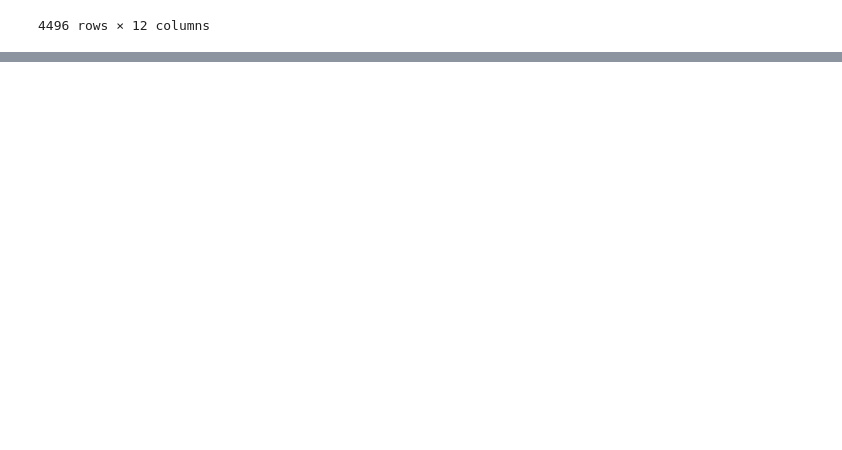
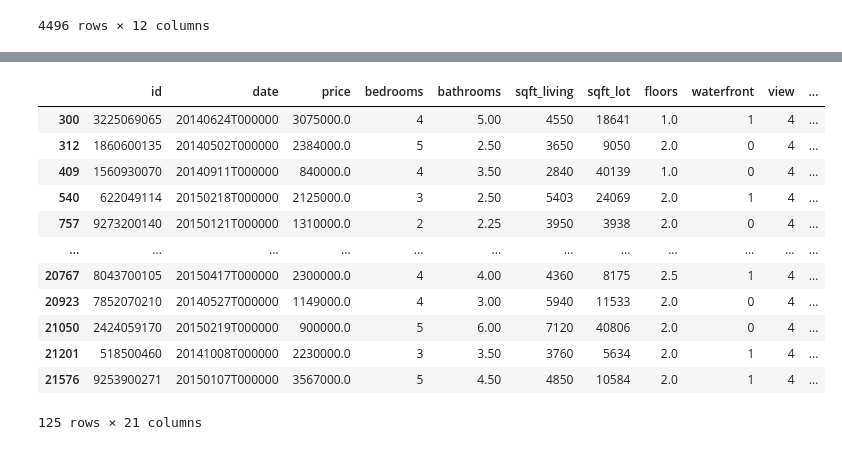
Before and after one commit to farhanaqaei/DataAnalysis, a Jupyter notebook: 6_Filtering/LearningBook.ipynb, the cells around one changed output, grey strips where cells are left out. Cells and saved outputs as stored; diff of their text form; code cells hidden in the pictures; blank space fills up the shorter version.

```diff
--- a/6_Filtering/LearningBook.ipynb
+++ b/6_Filtering/LearningBook.ipynb
@@ -211,0 +248,16 @@ netflix[mature]
+# %%
+houses[(houses.view == 4) & (houses.grade >= 10)]
+# %% [output]
+|  | id | date | price | bedrooms | bathrooms | sqft_living | sqft_lot | floors | waterfront | view | ... |
+| 300 | 3225069065 | 20140624T000000 | 3075000.0 | 4 | 5.00 | 4550 | 18641 | 1.0 | 1 | 4 | ... |
+| 312 | 1860600135 | 20140502T000000 | 2384000.0 | 5 | 2.50 | 3650 | 9050 | 2.0 | 0 | 4 | ... |
+| 409 | 1560930070 | 20140911T000000 | 840000.0 | 4 | 3.50 | 2840 | 40139 | 1.0 | 0 | 4 | ... |
+| 540 | 622049114 | 20150218T000000 | 2125000.0 | 3 | 2.50 | 5403 | 24069 | 2.0 | 1 | 4 | ... |
+| 757 | 9273200140 | 20150121T000000 | 1310000.0 | 2 | 2.25 | 3950 | 3938 | 2.0 | 0 | 4 | ... |
+| ... | ... | ... | ... | ... | ... | ... | ... | ... | ... | ... | ... |
+| 20767 | 8043700105 | 20150417T000000 | 2300000.0 | 4 | 4.00 | 4360 | 8175 | 2.5 | 1 | 4 | ... |
+| 20923 | 7852070210 | 20140527T000000 | 1149000.0 | 4 | 3.00 | 5940 | 11533 | 2.0 | 0 | 4 | ... |
+| 21050 | 2424059170 | 20150219T000000 | 900000.0 | 5 | 6.00 | 7120 | 40806 | 2.0 | 0 | 4 | ... |
+| 21201 | 518500460 | 20141008T000000 | 2230000.0 | 3 | 3.50 | 3760 | 5634 | 2.0 | 1 | 4 | ... |
+| 21576 | 9253900271 | 20150107T000000 | 3567000.0 | 5 | 4.50 | 4850 | 10584 | 2.0 | 1 | 4 | ... |
+125 rows × 21 columns
```
Also changed, not shown: parts of 3 cells of this notebook.
